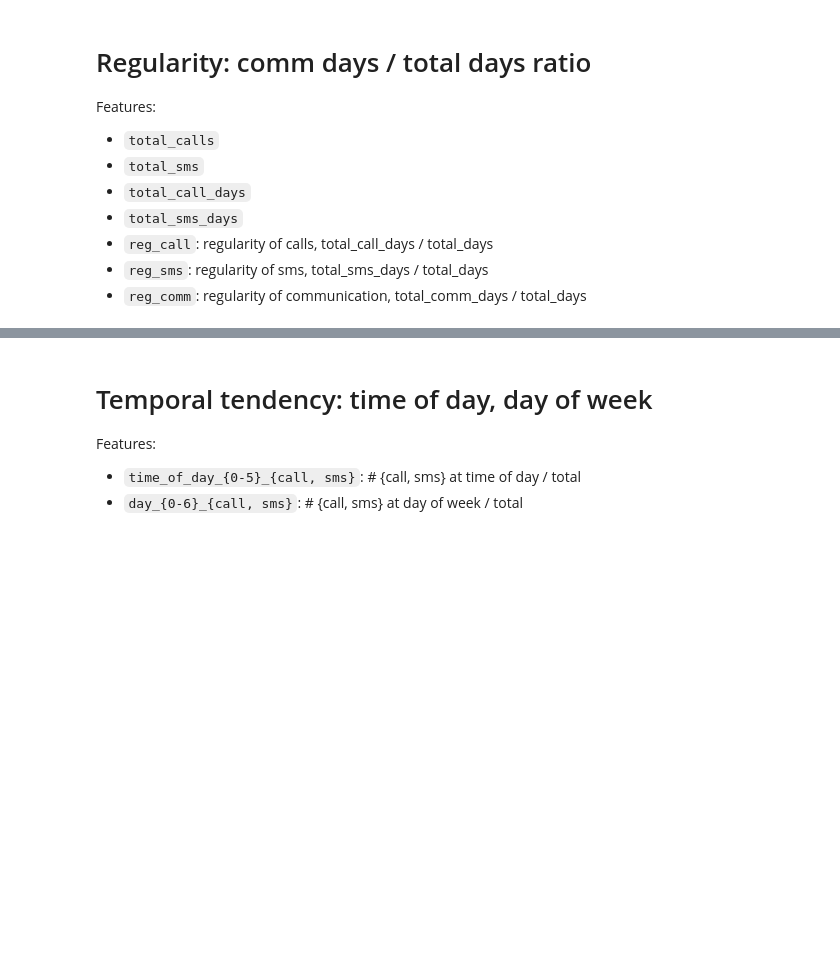
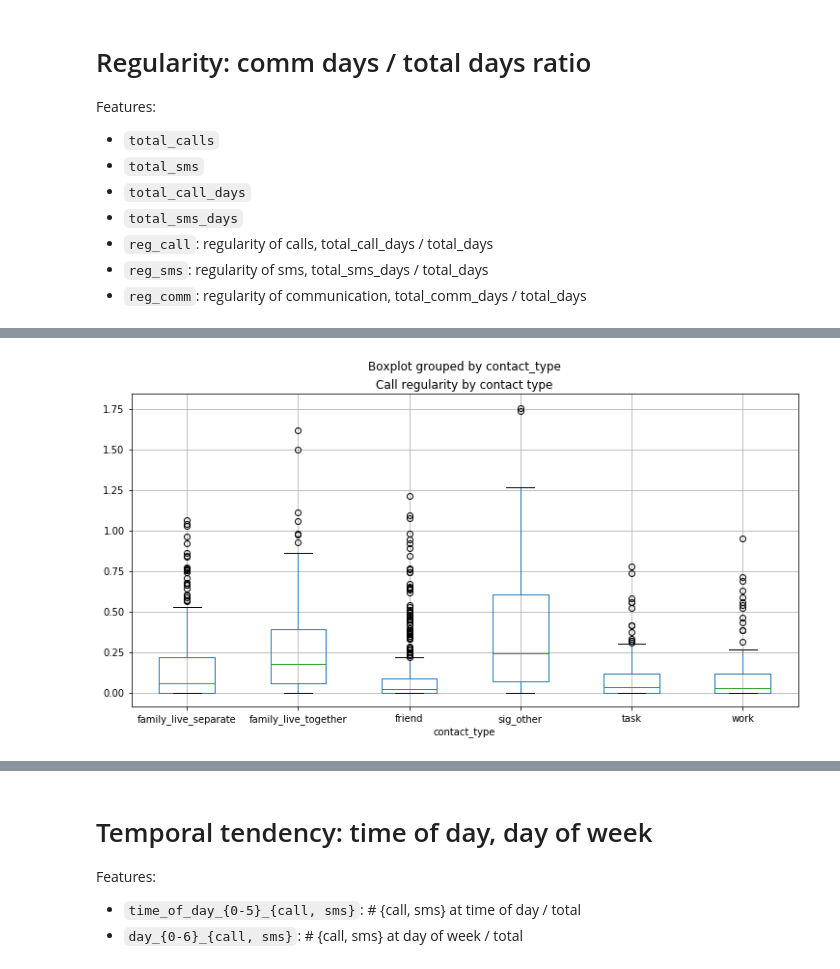
Before and after one commit to tliu526/relationship-prediction, a Jupyter notebook: feature_extract/feature_extract.ipynb, the cells around one changed output, grey strips where cells are left out. Cells and saved outputs as stored; diff of their text form; code cells hidden in the pictures; blank space fills up the shorter version.

```diff
--- a/feature_extract/feature_extract.ipynb
+++ b/feature_extract/feature_extract.ipynb
@@ -111,0 +114,6 @@ plt.show()
+# %%
+comm_features.boxplot(column='reg_call', by='contact_type')
+plt.title("Call regularity by contact type")
+plt.show()
+# %% [output]
+[figure, added]
```
Also changed, not shown: parts of 24 cells of this notebook, 1 other file.
